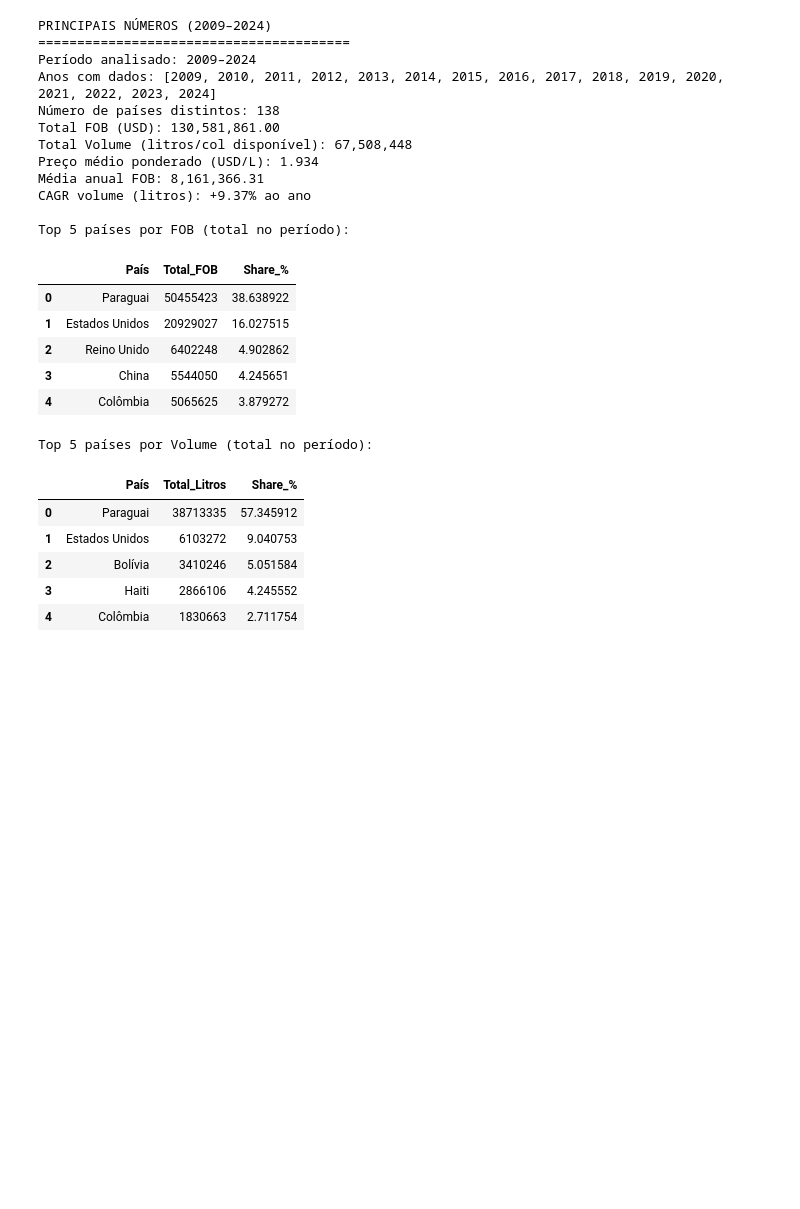
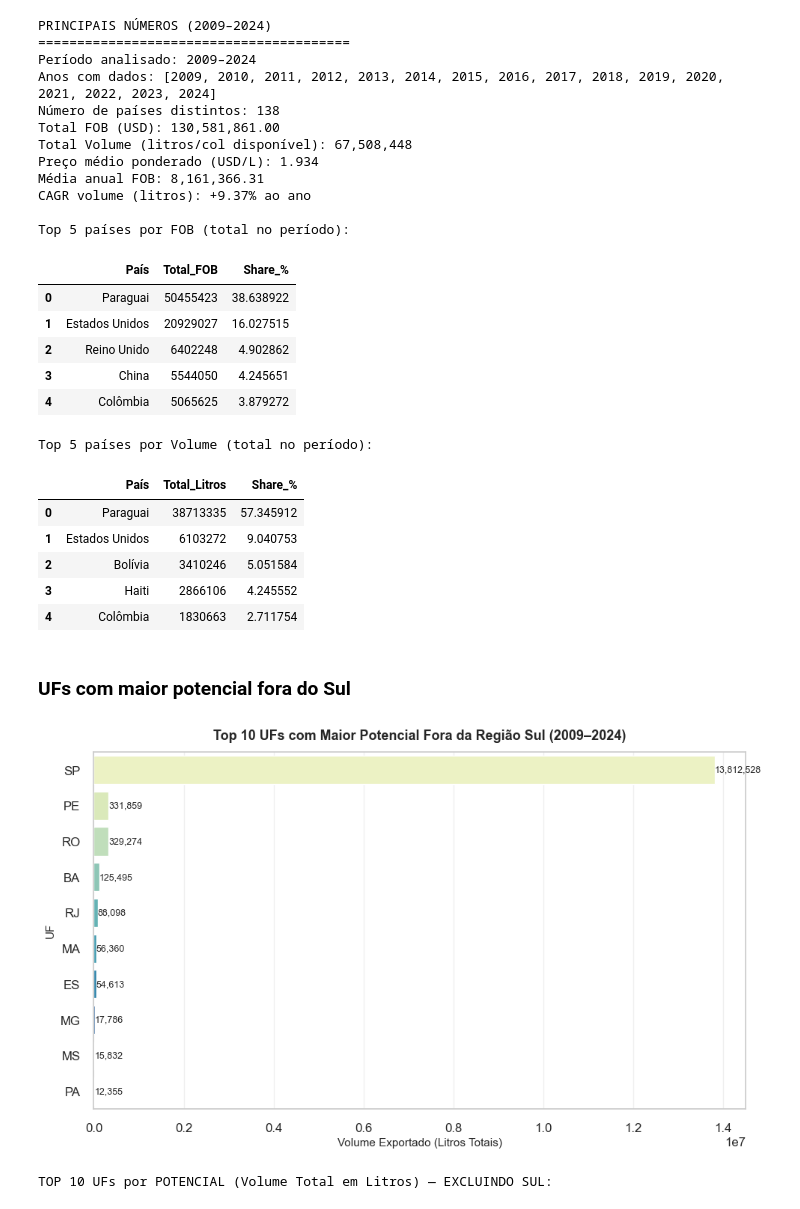
Before and after one commit to gutenbergalmeida/TechChallenge1_Grupo87_PosTech, a Jupyter notebook: Analise_Gutenberg.ipynb, the cells around one changed output. Cells and saved outputs as stored; diff of their text form; code cells hidden in the pictures; blank space fills up the shorter version.

```diff
--- a/Analise_Gutenberg.ipynb
+++ b/Analise_Gutenberg.ipynb
@@ -1444,3 +1449,75 @@ Top 5 países por Volume (total no período):
 | 2 | Bolívia | 3410246 | 5.051584 |
 | 3 | Haiti | 2866106 | 4.245552 |
 | 4 | Colômbia | 1830663 | 2.711754 |
+# %% [markdown]
+### UFs com maior potencial fora do Sul
+# %%
+# UFs com maior potencial fora do Sul
+import matplotlib.pyplot as plt
+import seaborn as sns
+import pandas as pd
+import warnings
+
+# Ignorar avisos de depreciação (opcional)
+warnings.filterwarnings("ignore", category=FutureWarning)
+
+# Tema visual moderno
+sns.set_theme(style="whitegrid", context="notebook", font_scale=1.1)
+
+# Função compatível (usa hue automaticamente e remove legenda redundante)
+def safe_barplot(data, x, y, palette='YlGnBu', **kwargs):
+    return sns.barplot(
+        data=data,
+        x=x,
+        y=y,
+        hue=y,
+        palette=palette,
+        legend=False,
+        **kwargs
+    )
+
+# -- Preparar dados (reuso do gdf_proj) ---
+ufs_sul = {'RS', 'SC', 'PR'}
+
+# Garantir que colunas existam
+assert 'UF_SIGLA' in gdf_proj.columns and 'Total_Litros' in gdf_proj.columns, \
+    "gdf_proj precisa conter 'UF_SIGLA' e 'Total_Litros'."
+
+# Filtrar apenas UFs fora do Sul e com dados válidos
+df_no_sul = (
+    gdf_proj.loc[~gdf_proj['UF_SIGLA'].isin(ufs_sul), ['UF_SIGLA', 'Total_Litros']]
+    .dropna()
+    .sort_values('Total_Litros', ascending=False)
+)
+
+# Selecionar top 10
+top10_no_sul = df_no_sul.head(10).copy()
+
+# --- Gráfico ---
+plt.figure(figsize=(10, 6))
+safe_barplot(
+    data=top10_no_sul,
+    x='Total_Litros',
+    y='UF_SIGLA',
+    palette='YlGnBu'
+)
+
+plt.title('Top 10 UFs com Maior Potencial Fora da Região Sul (2009–2024)',
+          fontsize=13, fontweight='bold', pad=12)
+plt.xlabel('Volume Exportado (Litros Totais)', fontsize=11)
+plt.ylabel('UF', fontsize=11)
+plt.grid(axis='x', alpha=0.3)
+
+# Adicionar valores nas barras
+for i, v in enumerate(top10_no_sul['Total_Litros']):
+    plt.text(v, i, f'{v:,.0f}', va='center', ha='left', fontsize=9)
+
+plt.tight_layout()
+plt.show()
+
+# --- Exibir ranking textual ---
+print("TOP 10 UFs por POTENCIAL (Volume Total em Litros) — EXCLUINDO SUL:")
+display(top10_no_sul.reset_index(drop=True))
+# %% [output]
+[figure, added]
+TOP 10 UFs por POTENCIAL (Volume Total em Litros) — EXCLUINDO SUL:
```
Also changed, not shown: parts of 21 cells of this notebook.
